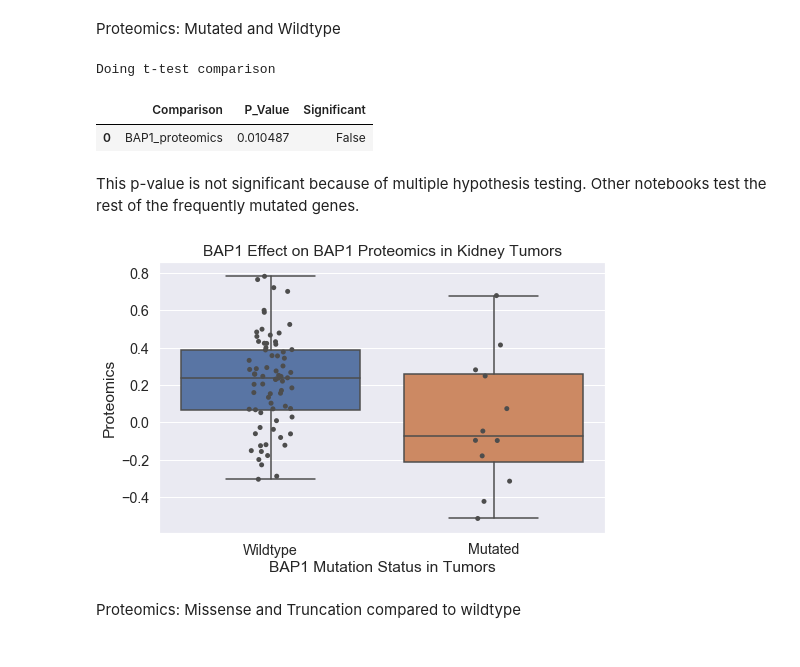
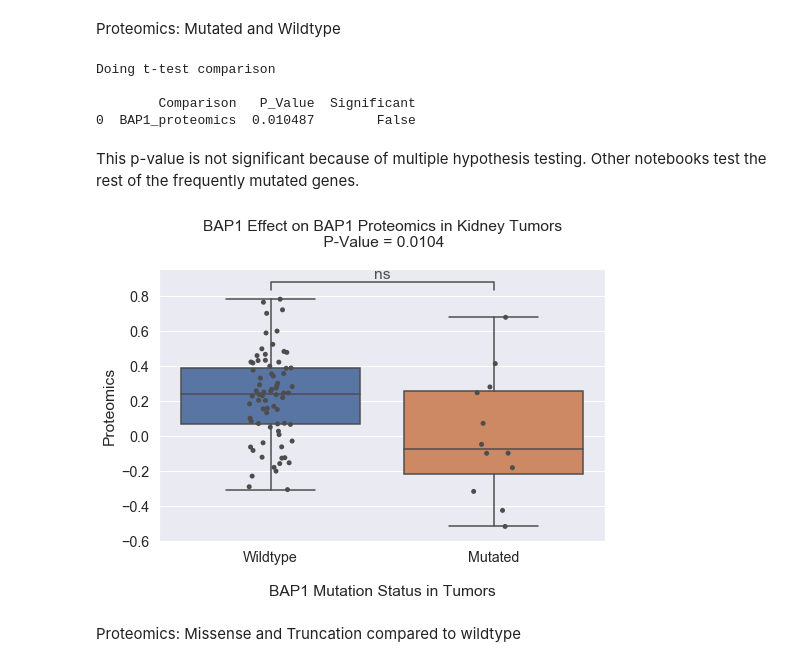
Before and after one commit to PayneLab/WhenMutationsMatter, a Jupyter notebook: Protein Notebooks/Kidney/BAP1_cis_comparison.ipynb, the cells around one changed output. Cells and saved outputs as stored; diff of their text form; code cells hidden in the pictures.

```diff
--- a/Protein Notebooks/Kidney/BAP1_cis_comparison.ipynb
+++ b/Protein Notebooks/Kidney/BAP1_cis_comparison.ipynb
@@ -61,0 +22,10 @@ def wrap_ttest(df, label_column, comparison_columns, alpha=.05, verbose=False):
+# %%
+def add_to_all_results(df, gene, omics, comparison, all_comp):
+    expanded = df
+    expanded['Gene'] = gene
+    expanded['Comparison'] = comparison
+    expanded['Omics'] = omics
+
+    updated_all_comparisons = pd.concat([all_comp, expanded], sort=False)
+
+    return updated_all_comparisons
@@ -93,6 +114,19 @@ prot_col = gene+"_proteomics"
 
 # Step 4 - T-test comparing means of mutated vs wildtype effect on cis omics
 print("Doing t-test comparison\n")
-prot_pval_results = al.wrap_ttest(prot_mut_status, 'binary_mutations', prot_col_list)
+prot_results = al.wrap_ttest(prot_mut_status, 'binary_mutations', prot_col_list)
+
+total_tests = len(freq_mut)
+all_comparisons = pd.DataFrame(columns=["Gene", "Omics", "Comparison", "P_Value"])
+gene='BAP1'
+if prot_results is not None:
+    # Adjust for multiple hypothesis testing
+    pval_results = f.add_significance_col(prot_results, total_tests)
+    print(pval_results, '\n')
+    # Create dataframe with all results
+    all_comparisons = add_to_all_results(pval_results, gene, 'Proteomics', 'mutated/wildtype', all_comparisons)
 # %% [output]
 Doing t-test comparison
+
+        Comparison   P_Value  Significant
+0  BAP1_proteomics  0.010487        False
@@ -117,25 +133,8 @@ def add_significance_col(results_df, num_comparisons):
-# %%
-add_significance_col(prot_pval_results, total_tests)
-# %% [output]
-|  | Comparison | P_Value | Significant |
-| 0 | BAP1_proteomics | 0.010487 | False |
 # %% [markdown]
 This p-value is not significant because of multiple hypothesis testing. Other notebooks test the rest of the frequently mutated genes.
-# %%
-# Step 5 - Create boxplt to compare wildtype and mutated effect on omics data
-plt.rcParams['figure.figsize']=(8,5)
-sns.set(font_scale = 1.3)
-cis_boxplot = sns.boxplot(data = prot_mut_status, x = 'binary_mutations',
-                          y = prot_col, order = ["Wildtype","Mutated"], showfliers = False)
-cis_boxplot.set_title(gene + " Effect on " + gene + " Proteomics in Kidney Tumors")
-cis_boxplot = sns.stripplot(data= prot_mut_status, x = 'binary_mutations',
-                            y = prot_col,jitter = True, color = ".3", order = ["Wildtype","Mutated"])
-cis_boxplot.set(xlabel = gene + " Mutation Status in Tumors", ylabel = "Proteomics")
-cis_boxplot.set_xticklabels(cis_boxplot.get_xticklabels())
-plt.show()
-plt.clf()
-plt.close()
-# %% [output]
-[figure, removed]
+# %%
+cis_plot(prot_mut_status, gene, "proteomics", pval_results)
+# %% [output]
+[figure, added]
 # %% [markdown]
 Proteomics: Missense and Truncation compared to wildtype
```
Also changed, not shown: parts of 34 cells of this notebook.
